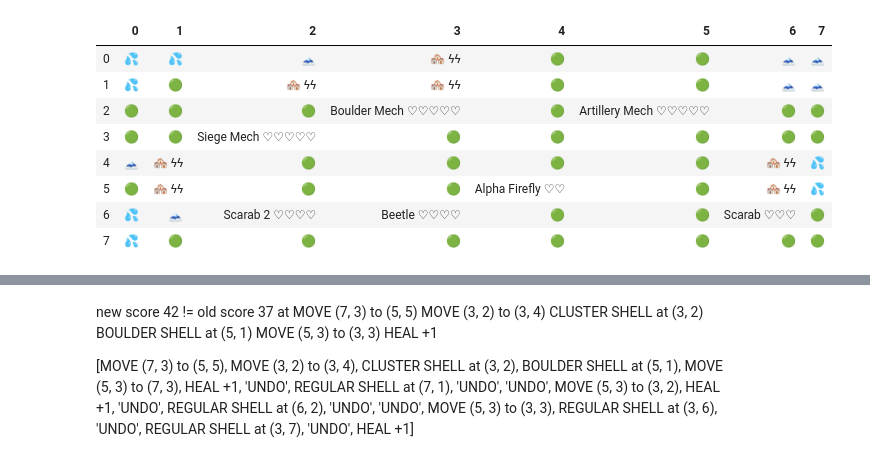
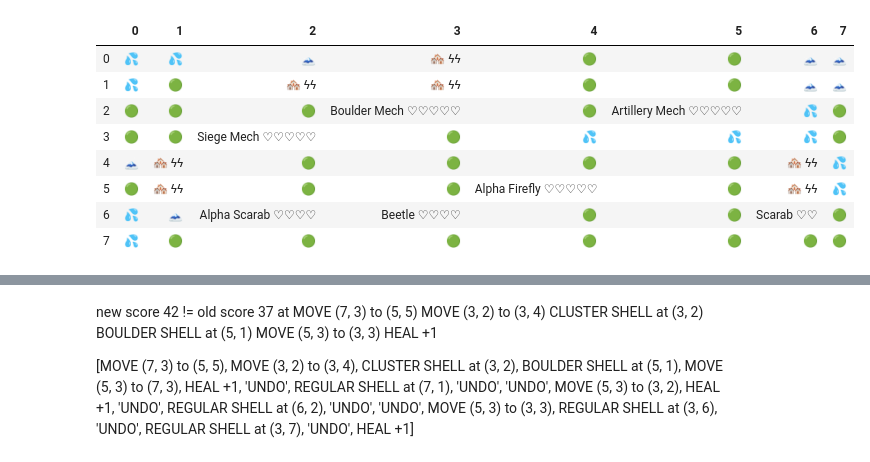
Before and after one commit to GuitarMusashi616/BreachSolver, a Jupyter notebook: game.ipynb, the cells around one changed output, grey strips where cells are left out. Cells and saved outputs as stored; diff of their text form; code cells hidden in the pictures.

```diff
--- a/game.ipynb
+++ b/game.ipynb
@@ -129,14 +42,14 @@ def reset_grid3():
 # %%
 grid = reset_grid3()
 display(grid.show())
-dfs = DFS(grid, 7)
+dfs = DFS(grid, 8)
 # %% [output]
 |  | 0 | 1 | 2 | 3 | 4 | 5 | 6 | 7 |
 | 0 | 💦 | 💦 | 🗻 | 🏘️ ϟϟ | 🟢 | 🟢 | 🗻 | 🗻 |
 | 1 | 💦 | 🟢 | 🏘️ ϟϟ | 🏘️ ϟϟ | 🟢 | 🟢 | 🗻 | 🗻 |
-| 2 | 🟢 | 🟢 | 🟢 | Boulder Mech ♡♡♡♡♡ | 🟢 | Artillery Mech ♡♡♡♡♡ | 🟢 | 🟢 |
-| 3 | 🟢 | 🟢 | Siege Mech ♡♡♡♡♡ | 🟢 | 🟢 | 🟢 | 🟢 | 🟢 |
+| 2 | 🟢 | 🟢 | 🟢 | Boulder Mech ♡♡♡♡♡ | 🟢 | Artillery Mech ♡♡♡♡♡ | 💦 | 🟢 |
+| 3 | 🟢 | 🟢 | Siege Mech ♡♡♡♡♡ | 🟢 | 💦 | 💦 | 💦 | 🟢 |
 | 4 | 🗻 | 🏘️ ϟϟ | 🟢 | 🟢 | 🟢 | 🟢 | 🏘️ ϟϟ | 💦 |
-| 5 | 🟢 | 🏘️ ϟϟ | 🟢 | 🟢 | Alpha Firefly ♡♡ | 🟢 | 🏘️ ϟϟ | 💦 |
-| 6 | 💦 | 🗻 | Scarab 2 ♡♡♡♡ | Beetle ♡♡♡♡ | 🟢 | 🟢 | Scarab ♡♡♡ | 🟢 |
+| 5 | 🟢 | 🏘️ ϟϟ | 🟢 | 🟢 | Alpha Firefly ♡♡♡♡♡ | 🟢 | 🏘️ ϟϟ | 💦 |
+| 6 | 💦 | 🗻 | Alpha Scarab ♡♡♡♡ | Beetle ♡♡♡♡ | 🟢 | 🟢 | Scarab ♡♡ | 🟢 |
 | 7 | 💦 | 🟢 | 🟢 | 🟢 | 🟢 | 🟢 | 🟢 | 🟢 |
```
Also changed, not shown: parts of 20 cells of this notebook, 10 other files.
